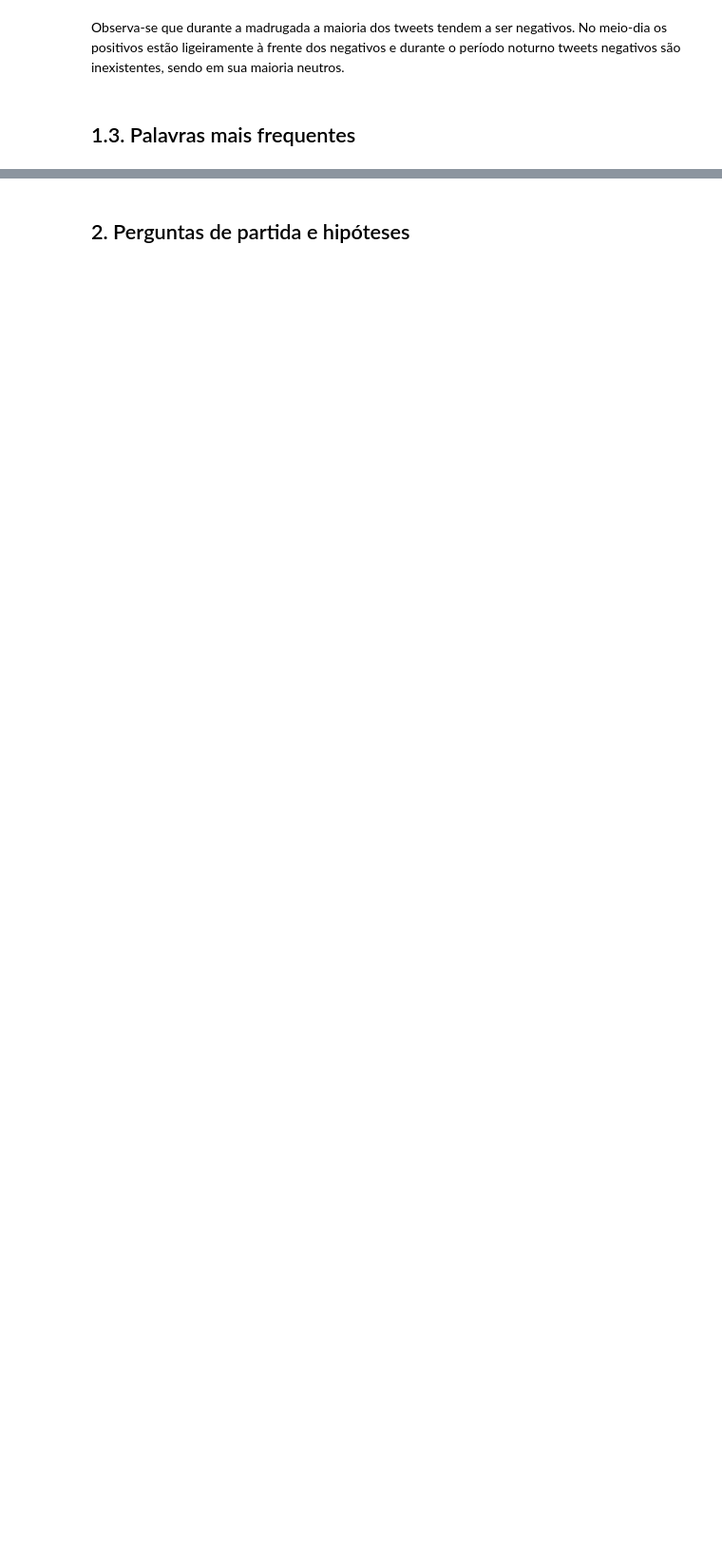
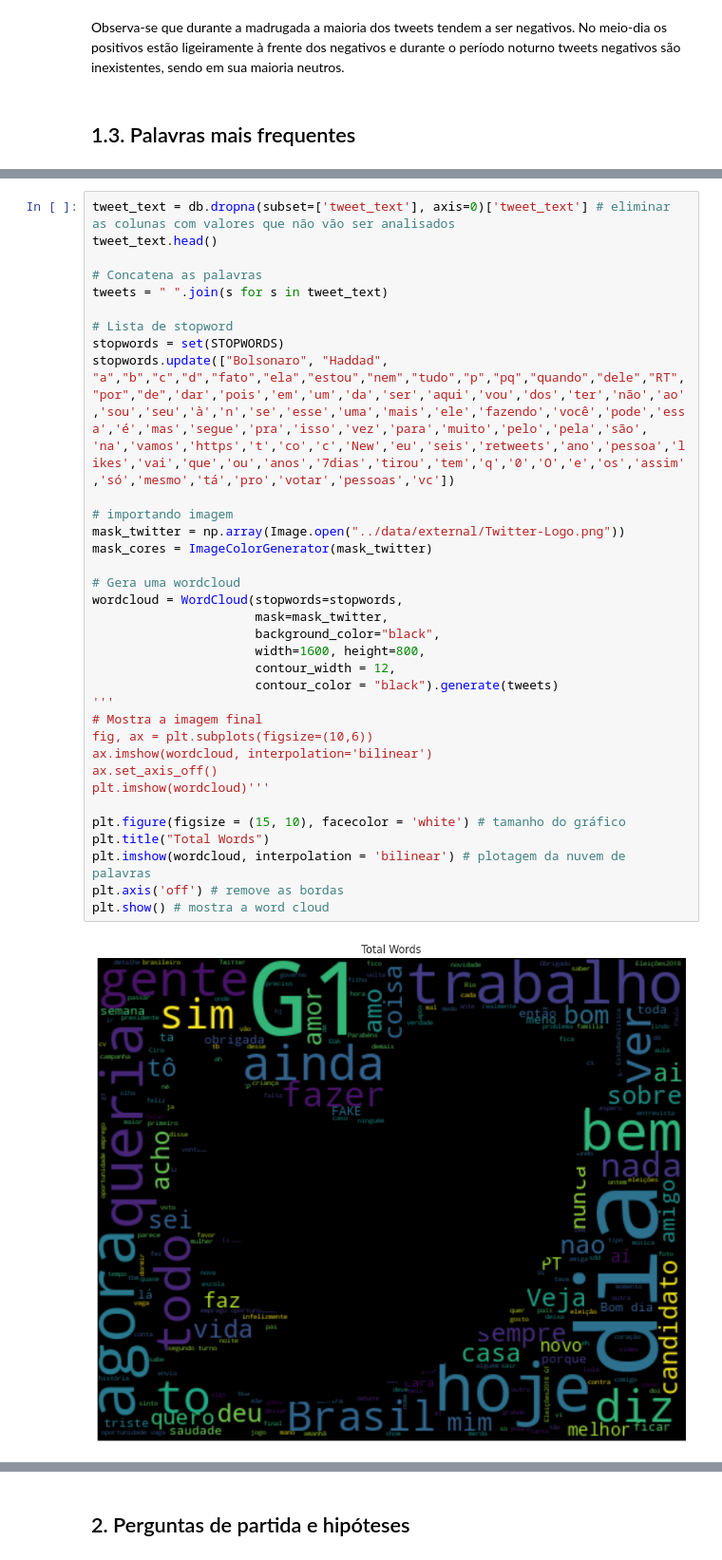
Before and after one commit to atlantico-academy/twitter-sentiment-analysis, a Jupyter notebook: notebooks/01-exploratory_data_analysis.ipynb, the cells around one changed output, grey strips where cells are left out. Shown at 95% size. Cells and saved outputs as stored; diff of their text form; blank space fills up the shorter version.

```diff
--- a/notebooks/01-exploratory_data_analysis.ipynb
+++ b/notebooks/01-exploratory_data_analysis.ipynb
@@ -136,0 +156,36 @@ Observa-se que durante a madrugada a maioria dos tweets tendem a ser negativos.
+# %%
+tweet_text = db.dropna(subset=['tweet_text'], axis=0)['tweet_text'] # eliminar as colunas com valores que não vão ser analisados
+tweet_text.head()
+
+# Concatena as palavras
+tweets = " ".join(s for s in tweet_text)
+
+# Lista de stopword
+stopwords = set(STOPWORDS)
+stopwords.update(["Bolsonaro", "Haddad", "a","b","c","d","fato","ela","estou","nem","tudo","p","pq","quando","dele","RT","por","de",'dar','pois','em','um','da','ser','aqui','vou','dos','ter','não','ao','sou','seu','à','n','se','esse','uma','mais','ele','fazendo','você','pode','essa','é','mas','segue','pra','isso','vez','para','muito','pelo','pela','são', 'na','vamos','https','t','co','c','New','eu','seis','retweets','ano','pessoa','likes','vai','que','ou','anos','7dias','tirou','tem','q','0','O','e','os','assim','só','mesmo','tá','pro','votar','pessoas','vc'])
+
+# importando imagem
+mask_twitter = np.array(Image.open("../data/external/Twitter-Logo.png"))
+mask_cores = ImageColorGenerator(mask_twitter)
+
+# Gera uma wordcloud
+wordcloud = WordCloud(stopwords=stopwords,
+                      mask=mask_twitter,
+                      background_color="black",
+                      width=1600, height=800,
+                      contour_width = 12,
+                      contour_color = "black").generate(tweets)
+'''
+# Mostra a imagem final
+fig, ax = plt.subplots(figsize=(10,6))
+ax.imshow(wordcloud, interpolation='bilinear')
+ax.set_axis_off()
+plt.imshow(wordcloud)'''
+
+plt.figure(figsize = (15, 10), facecolor = 'white') # tamanho do gráfico
+plt.title("Total Words")
+plt.imshow(wordcloud, interpolation = 'bilinear') # plotagem da nuvem de palavras
+plt.axis('off') # remove as bordas
+plt.show() # mostra a word cloud
+# %% [output]
+[figure, added]
```
Also changed, not shown: parts of 20 cells of this notebook, 1 other file.
